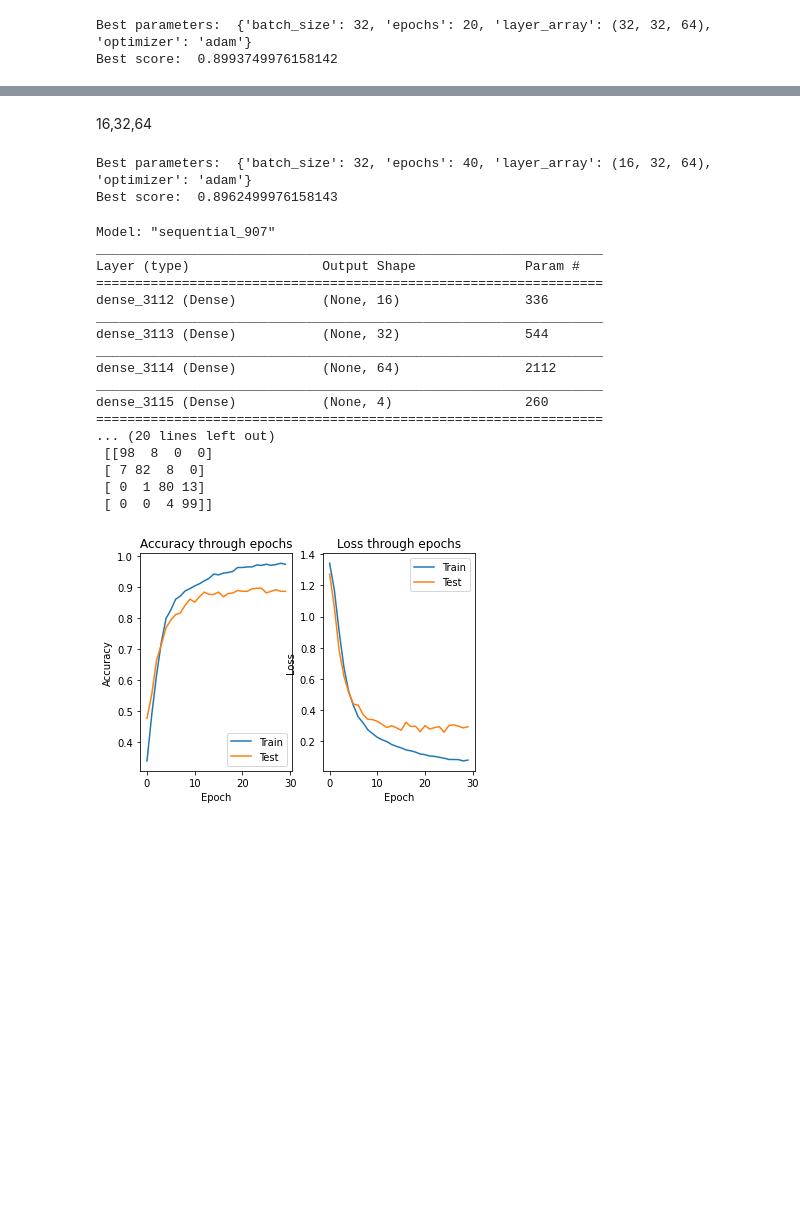
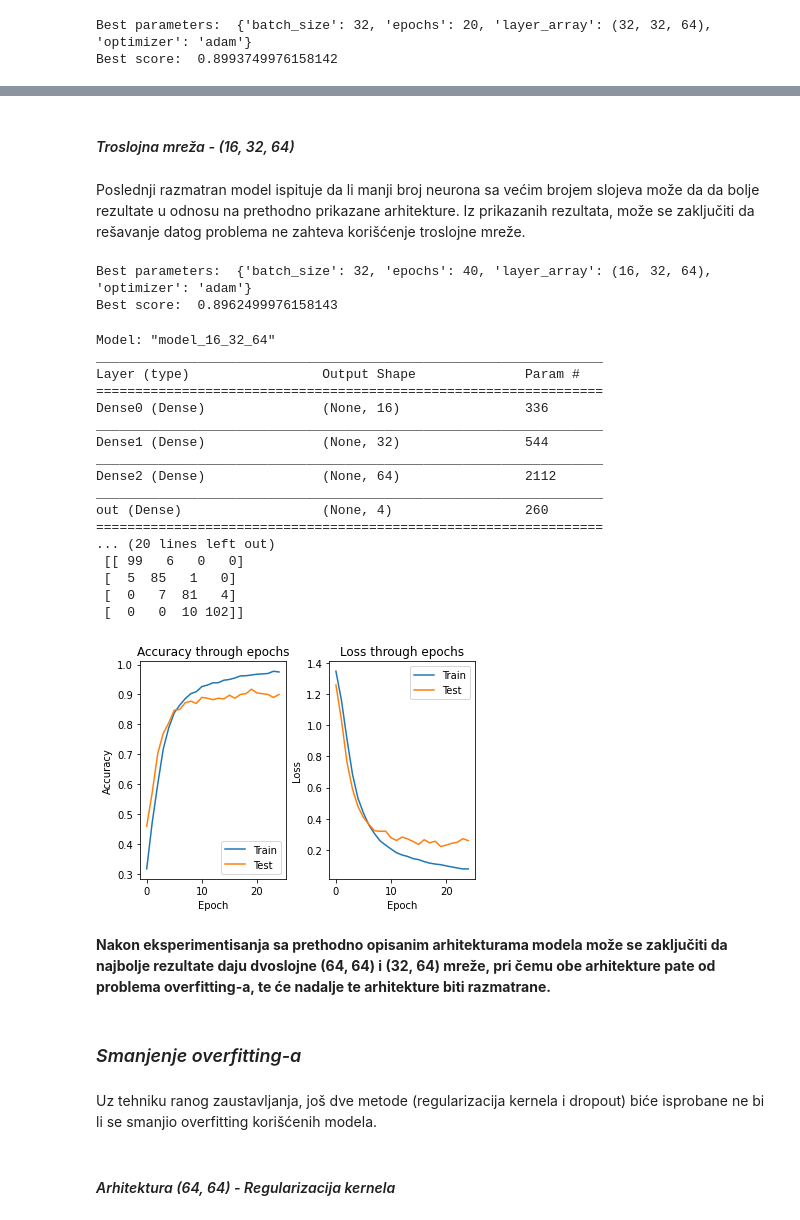
Before and after one commit to LastChanceKatze/ml_mobile_price_ann, a Jupyter notebook: mobile_price_ann.ipynb, the cells around one changed output, grey strips where cells are left out. Cells and saved outputs as stored; diff of their text form; code cells hidden in the pictures; blank space fills up the shorter version.

```diff
--- a/mobile_price_ann.ipynb
+++ b/mobile_price_ann.ipynb
@@ -258,6 +263,7 @@ plot history
 # %%
  def plot_history(history):
     fig, axs = plt.subplots(1, 2)
+    plt.subplots_adjust(wspace=0.3)
 
     axs[0].plot(history['accuracy'])
     axs[0].plot(history['val_accuracy'])
@@ -273 +281,27 @@ plot history
+# %%
+def create_network(optimizer, layer_array, reg=None, dropout=None,
+                   model_name=None):
+    # model definition
+    model = keras.Sequential(name=model_name)
+    model.add(layers.Input(shape=(input_shape,)))
+
+    for i in range(len(layer_array)):
+        if reg:
+            model.add(layers.Dense(name=f"Dense{i}",
+                                   units=layer_array[i], activation='relu',
+                                   kernel_regularizer=regularizers.l2(reg)))
+        else:
+            model.add(layers.Dense(name=f"Dense{i}",
+                                   units=layer_array[i], activation='relu'))
+
+        if dropout:
+            model.add(layers.Dropout(dropout, name=f"Dropout{i}"))
+
+    model.add(layers.Dense(name="out",
+                           units=num_classes, activation='softmax'))
+
+    # compile the model
+    model.compile(optimizer=optimizer, loss='sparse_categorical_crossentropy',
+                  metrics=['accuracy'])
+    return model
 # %% [markdown]
@@ -275,15 +309,17 @@ run clf
 # %%
 def run_clf(optimizer, layers_array,
             x_train, y_train, x_test, y_test,
-            epochs, batch_size, callbacks,
-            model_name, dropout=None, reg=None):
-    model = create_network(optimizer, layers_array, dropout=dropout, reg=reg)
+            epochs, batch_size,
+            model_name, callbacks=None, dropout=None, reg=None):
+    model = create_network(optimizer, layers_array,
+                           dropout=dropout, reg=reg, model_name=model_name)
     model.summary()
-    history = fit(model, x_train, y_train, x_test, y_test, epochs, batch_size, callbacks, model_name)
+    history = fit(model, x_train, y_train, x_test, y_test, epochs, batch_size,
+                  model_name, es_clb=callbacks)
 
     model = keras.models.load_model(f"./models/{model_name}.h5")
     y_pred = predict(model, x_test)
-    evaluate_model(y_pred, y_test)
+    evaluate_model(y_test, y_pred)
     plot_history(history)
     return model
 # %% [markdown]
@@ -597,5 +592,7 @@ dense_2327 (Dense)           (None, 4)                 260
 # %% [markdown]
-16,32,64
+#### *Troslojna mreža - (16, 32, 64)*
+# %% [markdown]
+Poslednji razmatran model ispituje da li manji broj neurona sa većim brojem slojeva može da da bolje rezultate u odnosu na prethodno prikazane arhitekture. Iz prikazanih rezultata, može se zaključiti da rešavanje datog problema ne zahteva korišćenje troslojne mreže.
 # %%
 params_16_32_64 = {
     'optimizer': ['rmsprop', 'adam', 'sgd'],
@@ -610,25 +607,33 @@ grid_search(create_network, params_16_32_64)
 Best parameters:  {'batch_size': 32, 'epochs': 40, 'layer_array': (16, 32, 64), 'optimizer': 'adam'}
 Best score:  0.8962499976158143
 # %%
-model_32_32_64 = run_clf("adam", [16, 32, 64],
+model_16_32_64 = run_clf("adam", [16, 32, 64],
                       x_train_s, y_train, x_test_s, y_test,
-                      40, 32, es, "model_16_32_64")
+                      40, 32, "model_16_32_64", callbacks=es)
 # %% [output]
-Model: "sequential_907"
+Model: "model_16_32_64"
 _________________________________________________________________
 Layer (type)                 Output Shape              Param #
 =================================================================
-dense_3112 (Dense)           (None, 16)                336
+Dense0 (Dense)               (None, 16)                336
 _________________________________________________________________
-dense_3113 (Dense)           (None, 32)                544
+Dense1 (Dense)               (None, 32)                544
 _________________________________________________________________
-dense_3114 (Dense)           (None, 64)                2112
+Dense2 (Dense)               (None, 64)                2112
 _________________________________________________________________
-dense_3115 (Dense)           (None, 4)                 260
+out (Dense)                  (None, 4)                 260
 =================================================================
 ... (20 lines left out)
- [[98  8  0  0]
- [ 7 82  8  0]
- [ 0  1 80 13]
- [ 0  0  4 99]]
+ [[ 99   6   0   0]
+ [  5  85   1   0]
+ [  0   7  81   4]
+ [  0   0  10 102]]
-[figure, old version]
+[figure, new version]
+# %% [markdown]
+**Nakon eksperimentisanja sa prethodno opisanim arhitekturama modela može se zaključiti da najbolje rezultate daju dvoslojne (64, 64) i (32, 64) mreže, pri čemu obe arhitekture pate od problema overfitting-a, te će nadalje te arhitekture biti razmatrane.**
+# %% [markdown]
+### *Smanjenje overfitting-a*
+# %% [markdown]
+Uz tehniku ranog zaustavljanja, još dve metode (regularizacija kernela i dropout) biće isprobane ne bi li se smanjio overfitting korišćenih modela.
+# %% [markdown]
+#### *Arhitektura (64, 64) - Regularizacija kernela*
```
Also changed, not shown: parts of 47 cells of this notebook.
